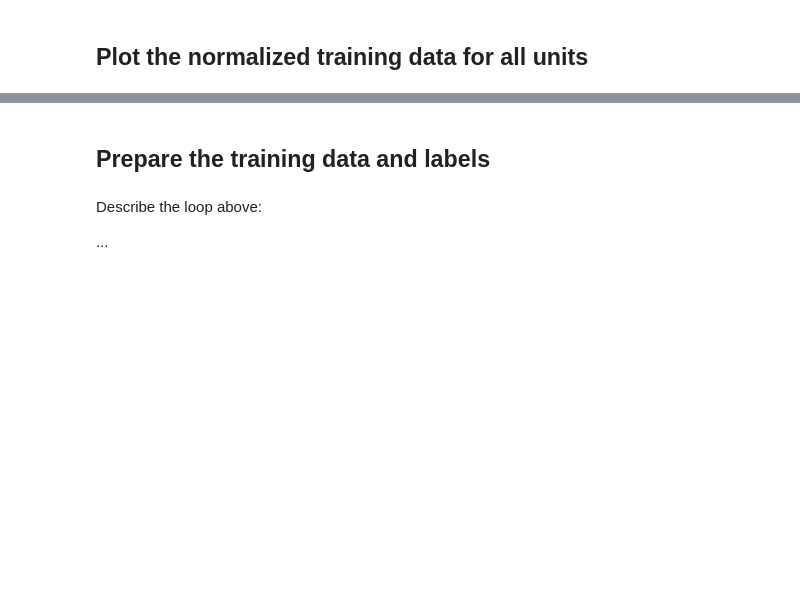
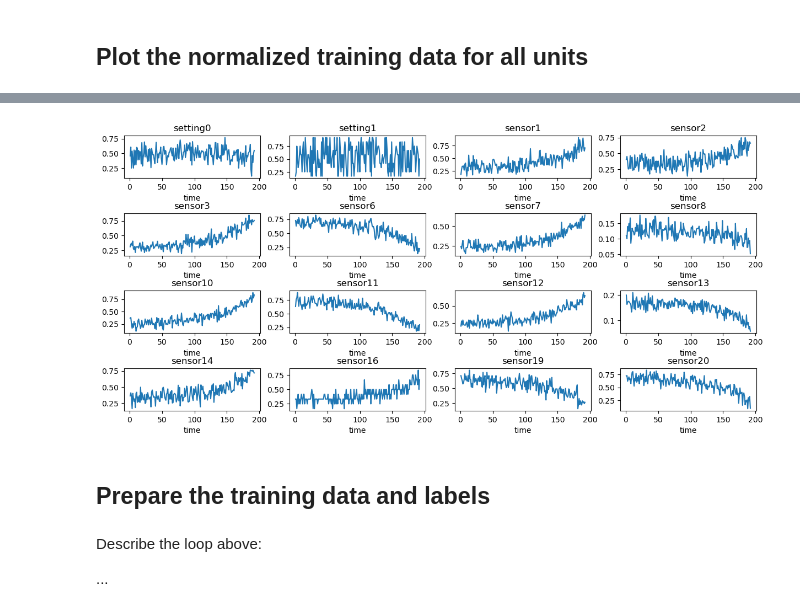
Before and after one commit to juan-prado-7/imapp-deep-learning, a Jupyter notebook: applied-deep-learning/ex8.3-RNN-engine-lifetime.ipynb, the cells around one changed output, grey strips where cells are left out. Drawn from its saved outputs; the diff is of its cells as text; code cells hidden in the pictures; blank space fills up the shorter version.

```diff
--- a/applied-deep-learning/ex8.3-RNN-engine-lifetime.ipynb
+++ b/applied-deep-learning/ex8.3-RNN-engine-lifetime.ipynb
@@ -163,3 +196,16 @@ data_train_scaled = data_train.copy()
+# %%
+unit = 1
+plt.figure(figsize=(12,8))
+for (i, column) in enumerate(name_list[2:]):
+    plt.subplot(6, 4, i+1)
+    plt.title(column)
+    mask = data_train_scaled['unit'] == unit
+    plt.plot(data_train_scaled['time'][mask], data_train_scaled[column][mask])
+    plt.xlabel('time')
+plt.tight_layout(pad=0)
+plt.show()
+# %% [output]
+[figure, added]
 # %% [markdown]
 ## Prepare the training data and labels
 # %%
```
Also changed, not shown: parts of 35 cells of this notebook, 1 other file.
